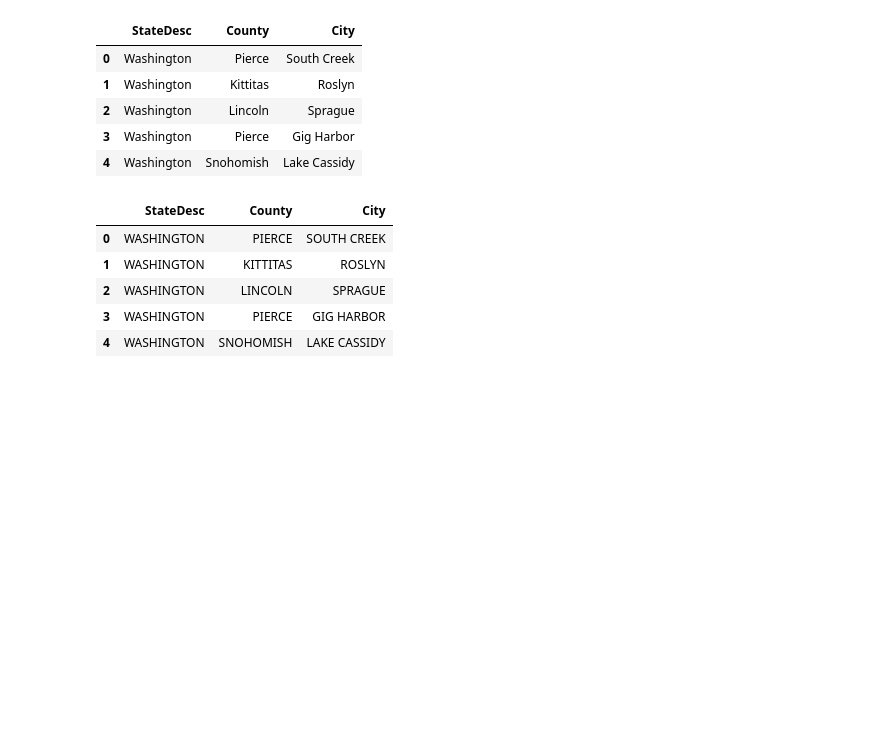
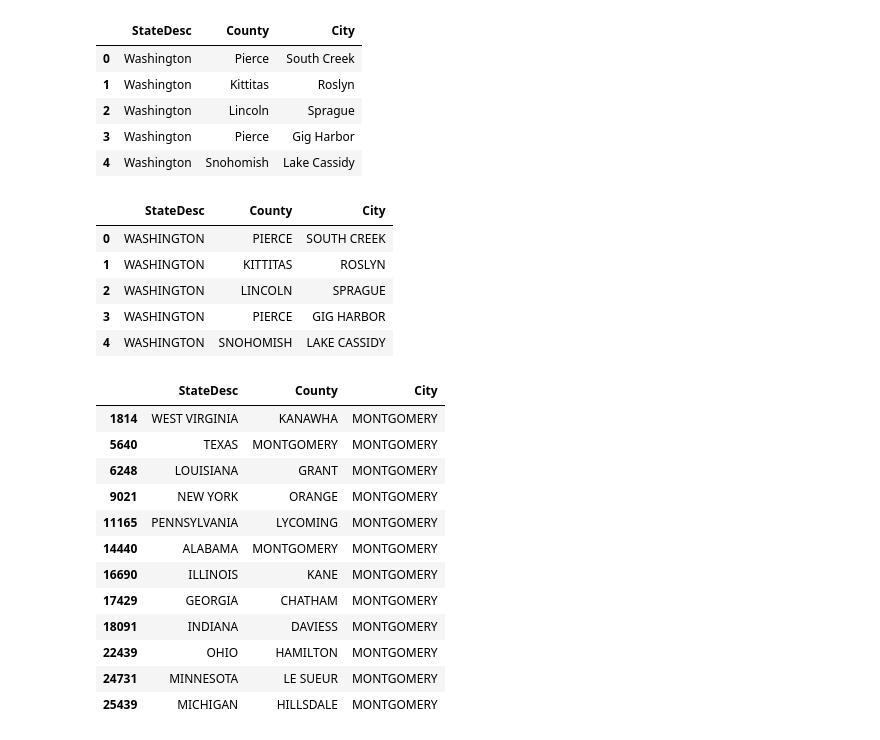
Before and after one commit to dillorr/defaultRate, a Jupyter notebook: eda/dataCleaning.ipynb, the cells around one changed output. Cells and saved outputs as stored; diff of their text form; code cells hidden in the pictures; blank space fills up the shorter version.

```diff
--- a/eda/dataCleaning.ipynb
+++ b/eda/dataCleaning.ipynb
@@ -121,6 +121,23 @@ stateCountyCity.head()
 | 2 | WASHINGTON | LINCOLN | SPRAGUE |
 | 3 | WASHINGTON | PIERCE | GIG HARBOR |
 | 4 | WASHINGTON | SNOHOMISH | LAKE CASSIDY |
+# %%
+# check to see if Normal is in dataset
+stateCountyCity[stateCountyCity.City == 'MONTGOMERY']
+# %% [output]
+|  | StateDesc | County | City |
+| 1814 | WEST VIRGINIA | KANAWHA | MONTGOMERY |
+| 5640 | TEXAS | MONTGOMERY | MONTGOMERY |
+| 6248 | LOUISIANA | GRANT | MONTGOMERY |
+| 9021 | NEW YORK | ORANGE | MONTGOMERY |
+| 11165 | PENNSYLVANIA | LYCOMING | MONTGOMERY |
+| 14440 | ALABAMA | MONTGOMERY | MONTGOMERY |
+| 16690 | ILLINOIS | KANE | MONTGOMERY |
+| 17429 | GEORGIA | CHATHAM | MONTGOMERY |
+| 18091 | INDIANA | DAVIESS | MONTGOMERY |
+| 22439 | OHIO | HAMILTON | MONTGOMERY |
+| 24731 | MINNESOTA | LE SUEUR | MONTGOMERY |
+| 25439 | MICHIGAN | HILLSDALE | MONTGOMERY |
 # %%
 # merge
 
```
Also changed, not shown: parts of 2 cells of this notebook.
